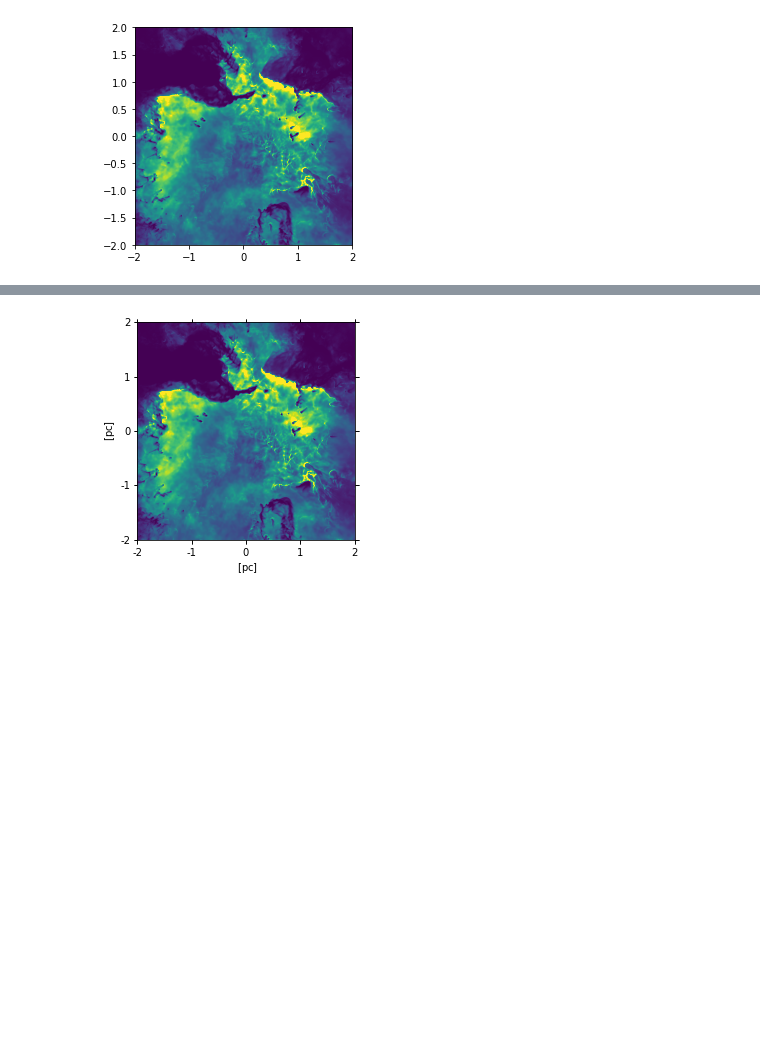
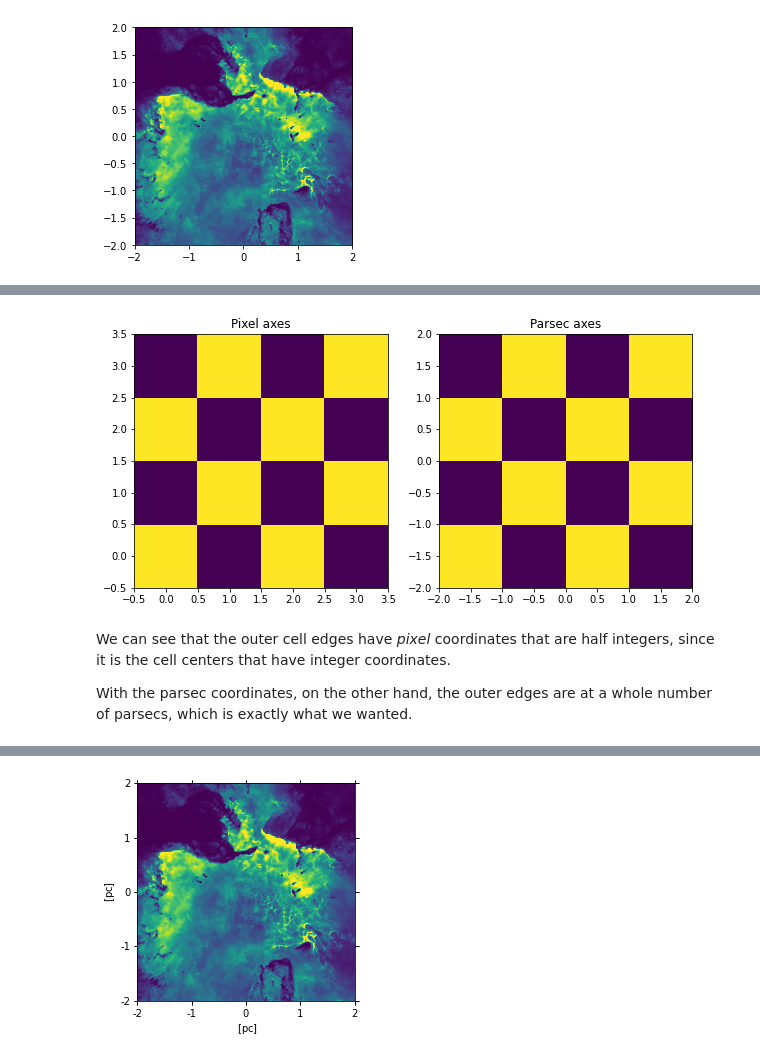
Before and after one commit to dawg-at-irya/fits-image-axes-talk, a Jupyter notebook: notebooks/dawgi_fits_image.ipynb, the cells around one changed output, grey strips where cells are left out. Cells and saved outputs as stored; diff of their text form; code cells hidden in the pictures; blank space fills up the shorter version.

```diff
--- a/notebooks/dawgi_fits_image.ipynb
+++ b/notebooks/dawgi_fits_image.ipynb
@@ -68,0 +61,16 @@ ax.imshow(im, extent=[x1, x2, y1, y2], origin="lower", vmax=2e6)
+# %%
+# Make a 4x4 checkerboard image
+im2 = np.array([[1, 0]*2, [0, 1]*2]*2)
+
+fig, (ax_a, ax_b) = plt.subplots(1, 2, figsize=(10, 5))
+ax_a.imshow(im2, origin="lower")
+ax_a.set_title("Pixel axes")
+ax_b.imshow(im2, extent=[left, right, bottom, top], origin="lower")
+ax_b.set_title("Parsec axes")
+...;
+# %% [output]
+[figure, added]
+# %% [markdown]
+We can see that the outer cell edges have *pixel* coordinates that are half integers, since it is the cell centers that have integer coordinates.
+
+With the parsec coordinates, on the other hand, the outer edges are at a whole number of parsecs, which is exactly what we wanted.
```
Also changed, not shown: parts of 20 cells of this notebook, 1 other file.
